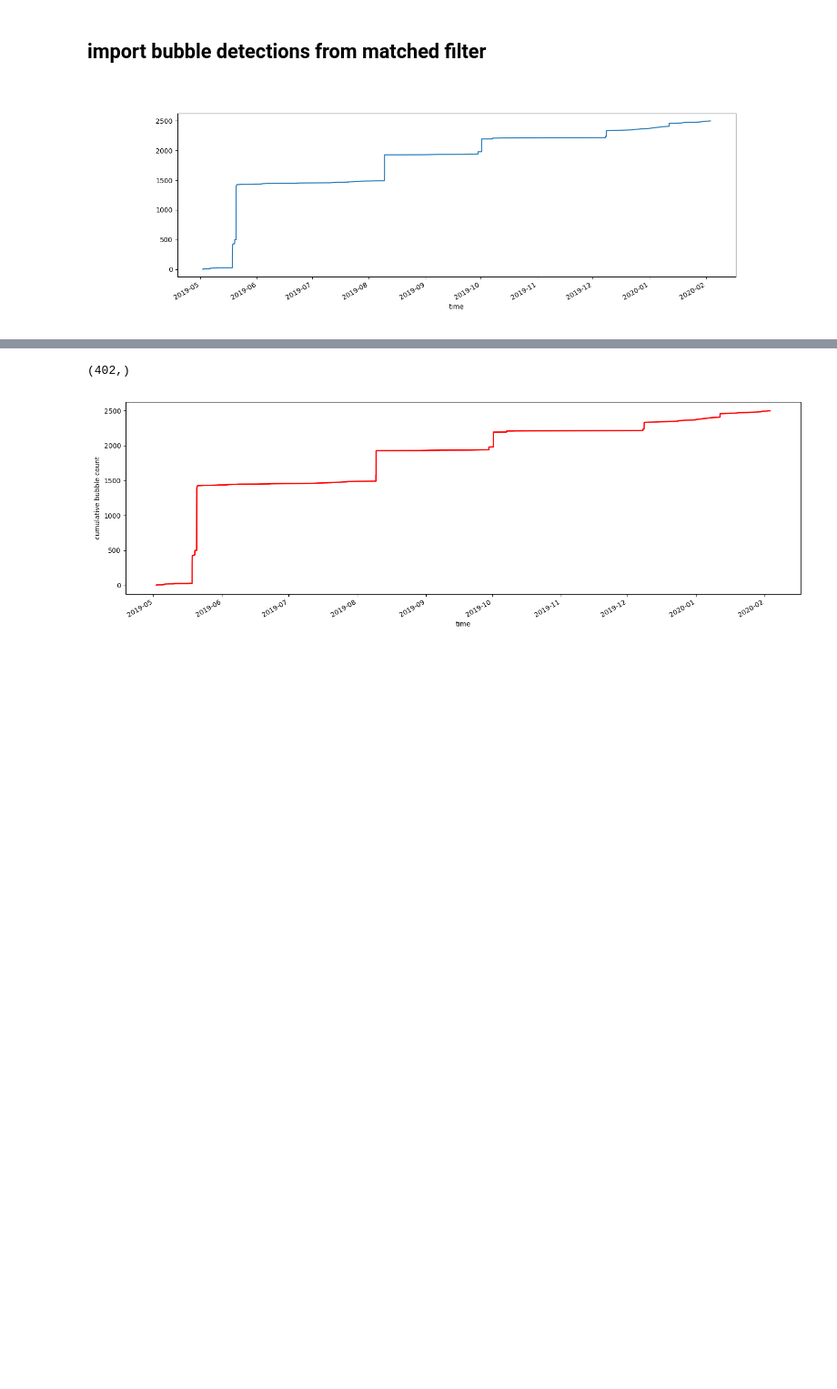
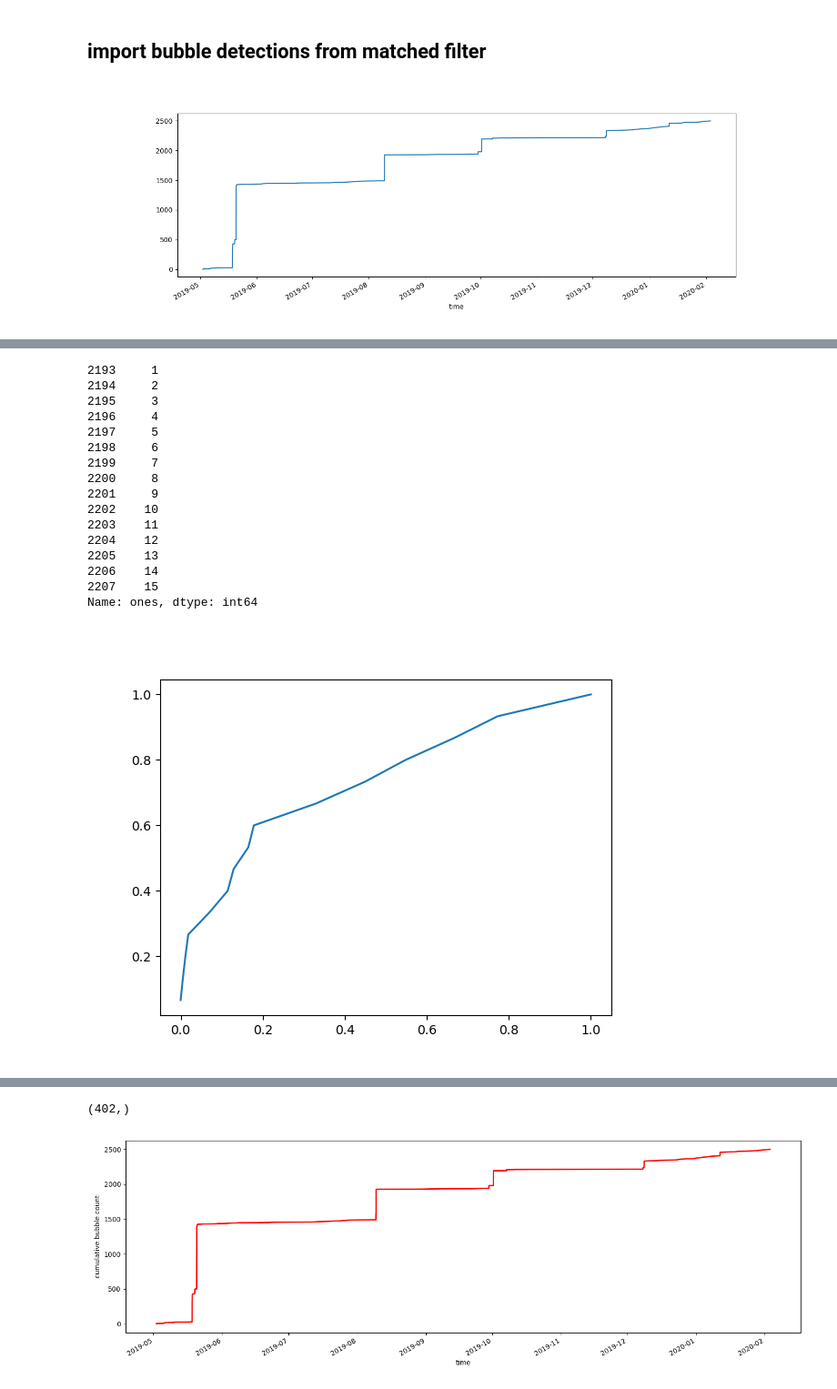
Before and after one commit to SerpRateAI/BubblePaper, a Jupyter notebook: FINAL-PLOTS-PAPER-supplemental.ipynb, the cells around one changed output, grey strips where cells are left out. Shown at 91% size. Saved outputs shown, nothing was run; the diff lists cells and outputs as text; code cells hidden in the pictures; blank space fills up the shorter version.

```diff
--- a/FINAL-PLOTS-PAPER-supplemental.ipynb
+++ b/FINAL-PLOTS-PAPER-supplemental.ipynb
@@ -144,0 +150,30 @@ datetime.date(2019, 12, 8)
+# %%
+fig, ax = plt.subplots()
+e = event8
+y = e.ones.cumsum()
+y = y/y.max()
+time = e.time
+t = np.array([t.timestamp() for t in time])
+t = (t - t.min())
+t = t/t.max()
+
+ax.plot(t, y)
+event8.ones.cumsum()
+# %% [output]
+2193     1
+2194     2
+2195     3
+2196     4
+2197     5
+2198     6
+2199     7
+2200     8
+2201     9
+2202    10
+2203    11
+2204    12
+2205    13
+2206    14
+2207    15
+Name: ones, dtype: int64
+[figure, added]
```
Also changed, not shown: parts of 37 cells of this notebook, 1 other file.
